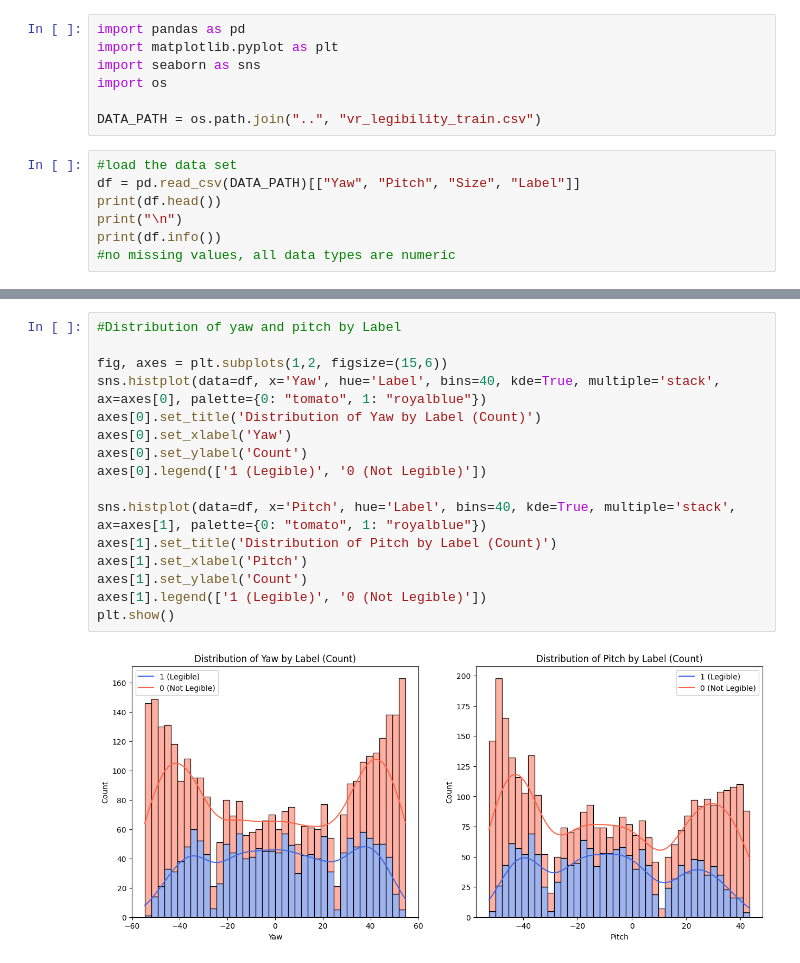
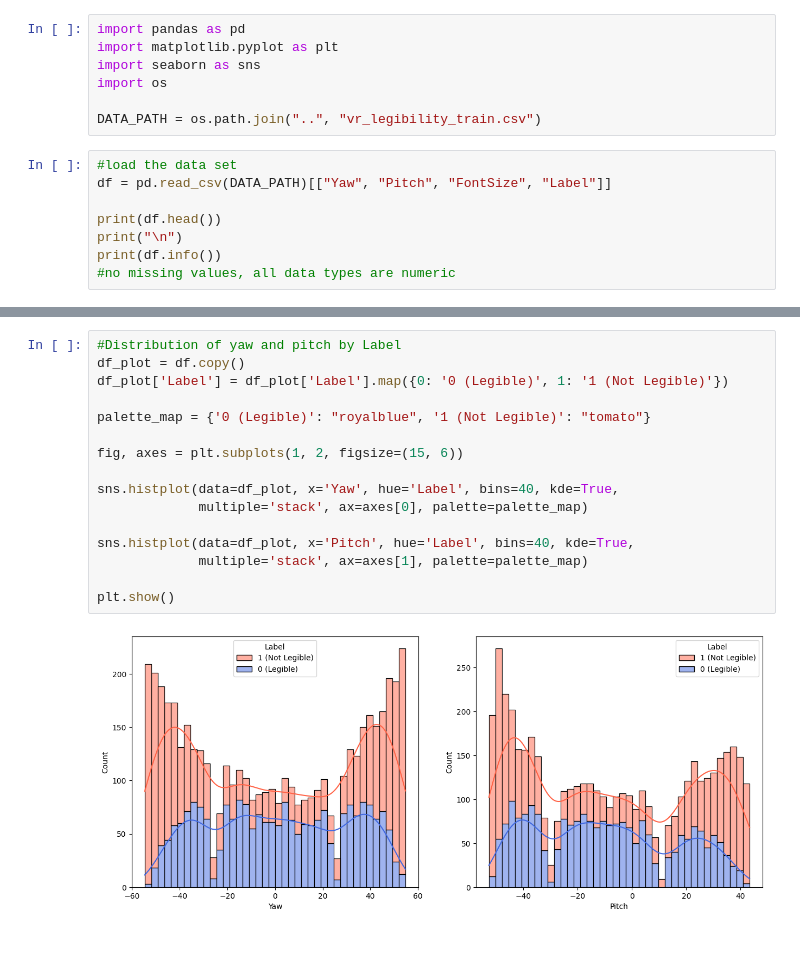
Before and after one commit to lingaarrd14-sudo/head_fixed_ui, a Jupyter notebook: code/EDA.ipynb, the cells around one changed output, grey strips where cells are left out. Saved outputs shown, nothing was run; the diff lists cells and outputs as text.

```diff
--- a/code/EDA.ipynb
+++ b/code/EDA.ipynb
@@ -7,7 +7,8 @@ import os
 DATA_PATH = os.path.join("..", "vr_legibility_train.csv")
 # %%
 #load the data set
-df = pd.read_csv(DATA_PATH)[["Yaw", "Pitch", "Size", "Label"]]
+df = pd.read_csv(DATA_PATH)[["Yaw", "Pitch", "FontSize", "Label"]]
+
 print(df.head())
 print("\n")
 print(df.info())
@@ -81,18 +82,18 @@ plt.show()
 # %%
 #Distribution of yaw and pitch by Label
+df_plot = df.copy()
+df_plot['Label'] = df_plot['Label'].map({0: '0 (Legible)', 1: '1 (Not Legible)'})
 
-fig, axes = plt.subplots(1,2, figsize=(15,6))
-sns.histplot(data=df, x='Yaw', hue='Label', bins=40, kde=True, multiple='stack', ax=axes[0], palette={0: "tomato", 1: "royalblue"})
-axes[0].set_title('Distribution of Yaw by Label (Count)')
-axes[0].set_xlabel('Yaw')
-axes[0].set_ylabel('Count')
-axes[0].legend(['1 (Legible)', '0 (Not Legible)'])
+palette_map = {'0 (Legible)': "royalblue", '1 (Not Legible)': "tomato"}
 
-sns.histplot(data=df, x='Pitch', hue='Label', bins=40, kde=True, multiple='stack', ax=axes[1], palette={0: "tomato", 1: "royalblue"})
-axes[1].set_title('Distribution of Pitch by Label (Count)')
-axes[1].set_xlabel('Pitch')
-axes[1].set_ylabel('Count')
-axes[1].legend(['1 (Legible)', '0 (Not Legible)'])
+fig, axes = plt.subplots(1, 2, figsize=(15, 6))
+
+sns.histplot(data=df_plot, x='Yaw', hue='Label', bins=40, kde=True,
+             multiple='stack', ax=axes[0], palette=palette_map)
+
+sns.histplot(data=df_plot, x='Pitch', hue='Label', bins=40, kde=True,
+             multiple='stack', ax=axes[1], palette=palette_map)
+
 plt.show()
 # %% [output]
-[figure, old version]
+[figure, new version]
```
Also changed, not shown: parts of 5 cells of this notebook, 11 other files.
